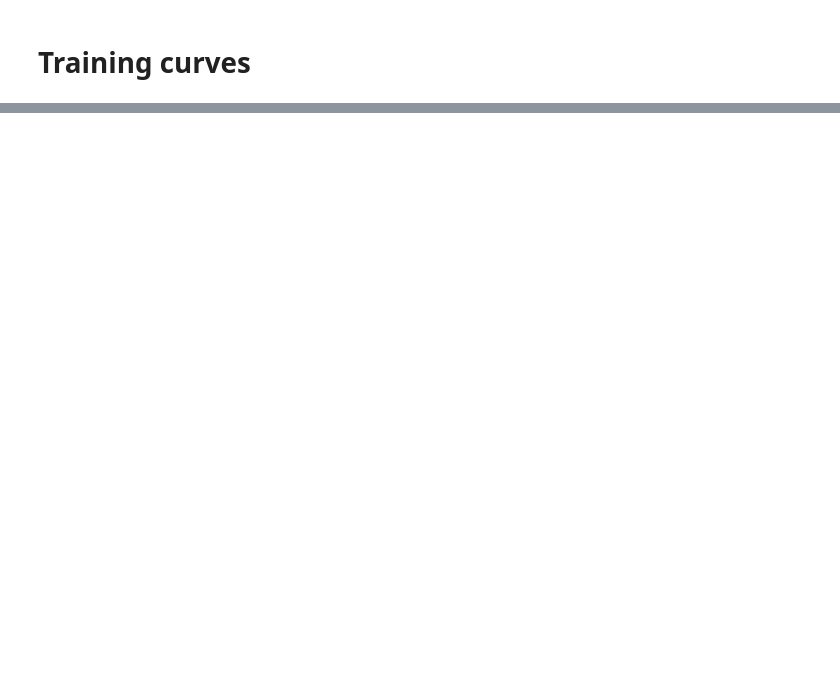
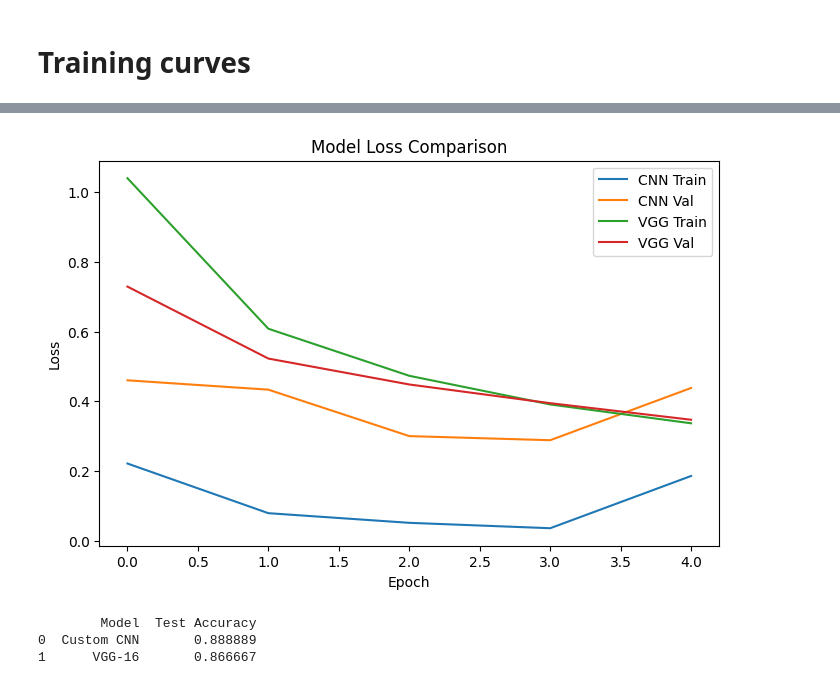
Before and after one commit to R-Anand123/Computer_vision, a Jupyter notebook: Computervision_project.ipynb, the cells around one changed output, grey strips where cells are left out. Drawn from its saved outputs; the diff is of its cells as text; code cells hidden in the pictures; blank space fills up the shorter version.

```diff
--- a/Computervision_project.ipynb
+++ b/Computervision_project.ipynb
@@ -95,0 +264,24 @@ model = Sequential([
+# %%
+plt.figure(figsize=(8, 5))
+plt.plot(cnn_history.history['loss'], label='CNN Train')
+plt.plot(cnn_history.history['val_loss'], label='CNN Val')
+plt.plot(vgg_history.history['loss'], label='VGG Train')
+plt.plot(vgg_history.history['val_loss'], label='VGG Val')
+plt.title("Model Loss Comparison")
+plt.xlabel("Epoch")
+plt.ylabel("Loss")
+plt.legend()
+plt.show()
+
+import pandas as pd
+
+results = pd.DataFrame({
+    "Model": ["Custom CNN", "VGG-16"],
+    "Test Accuracy": [cnn_accuracy, vgg_accuracy]
+})
+print(results)
+# %% [output]
+[figure, added]
+        Model  Test Accuracy
+0  Custom CNN       0.888889
+1      VGG-16       0.866667
```
Also changed, not shown: parts of 9 cells of this notebook.
